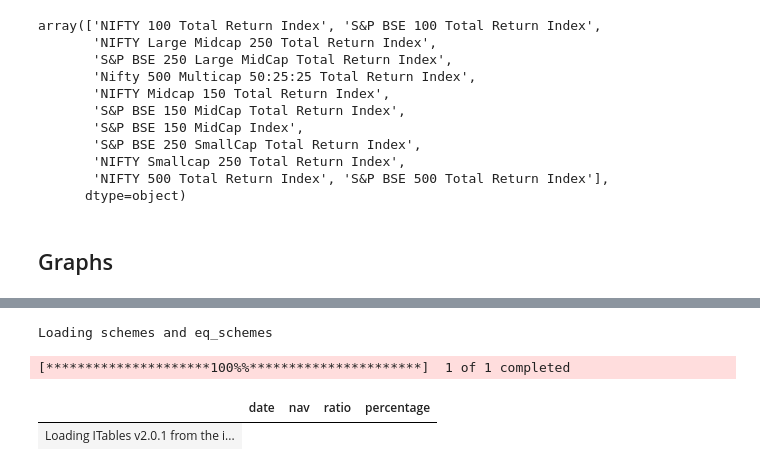
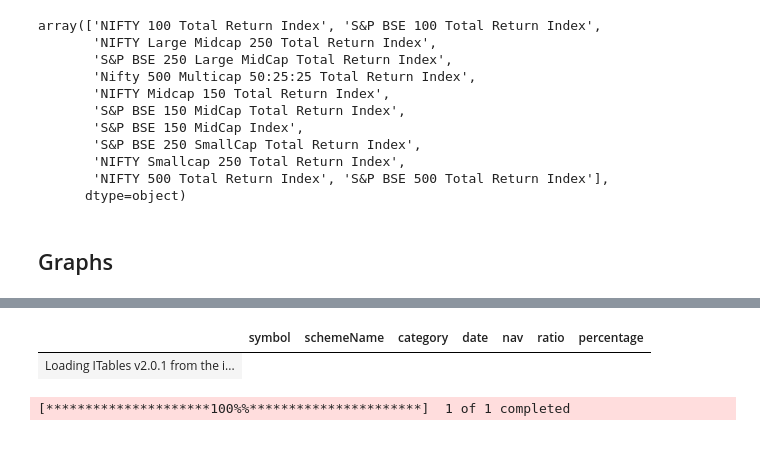
Before and after one commit to prayansh1996/investment-analysis, a Jupyter notebook: MutualFunds.ipynb, the cells around one changed output, grey strips where cells are left out. Cells and saved outputs as stored; diff of their text form; code cells hidden in the pictures.

Commit message:
Rolling Returns graph

```diff
--- a/MutualFunds.ipynb
+++ b/MutualFunds.ipynb
@@ -323,12 +323,11 @@ NIFTY 50
-# %%
-icici = Measures('ICICI Prudential Bluechip Fund')
-icici_rr = icici.cagr_rolling_returns('2y', '8y')
-# %% [output]
-Loading schemes and eq_schemes
-[*********************100%%**********************]  1 of 1 completed
 # %%
-icici_rr
+nifty_rr
 # %% [output]
-|  | date | nav | ratio | percentage |
+|  | symbol | schemeName | category | date | nav | ratio | percentage |
 | Loading ITables v2.0.1 from the i... |
+# %%
+icici = Measures('ICICI Prudential Bluechip Fund')
+icici_rr = icici.cagr_rolling_returns('2y', '8y')
+# %% [output]
+[*********************100%%**********************]  1 of 1 completed
 # %%
```
Also changed, not shown: parts of 8 cells of this notebook, 3 other files.
